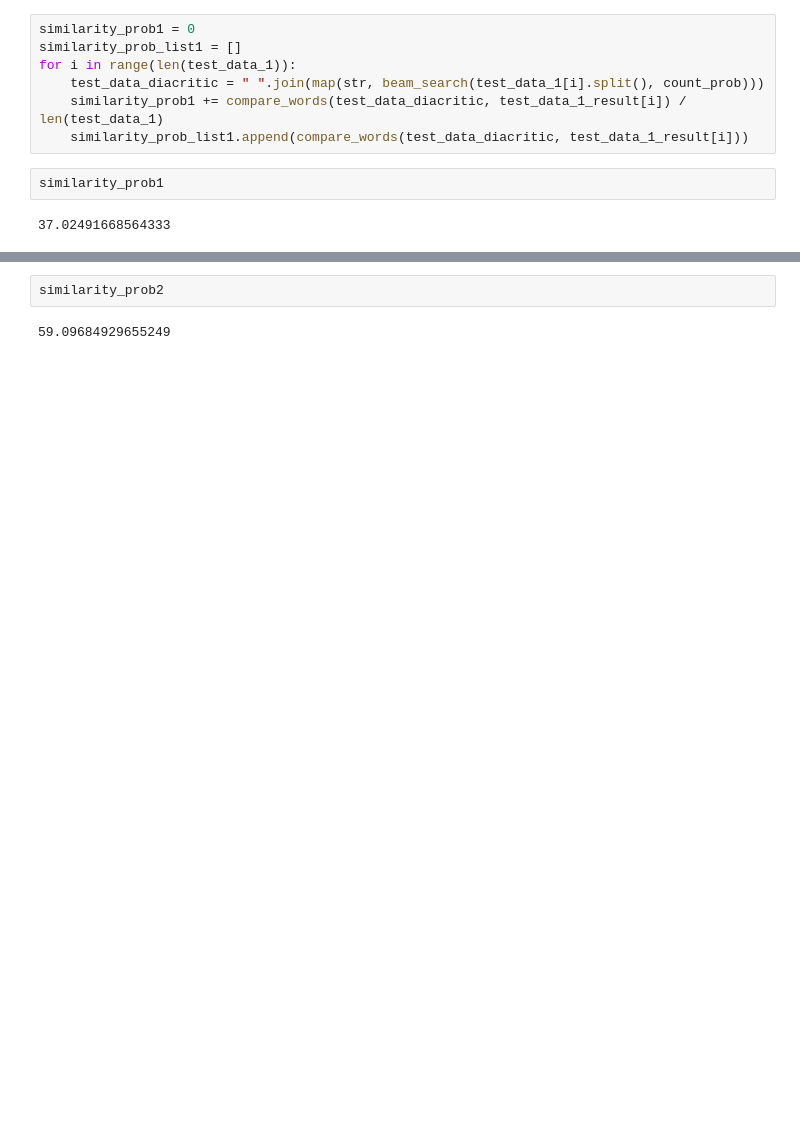
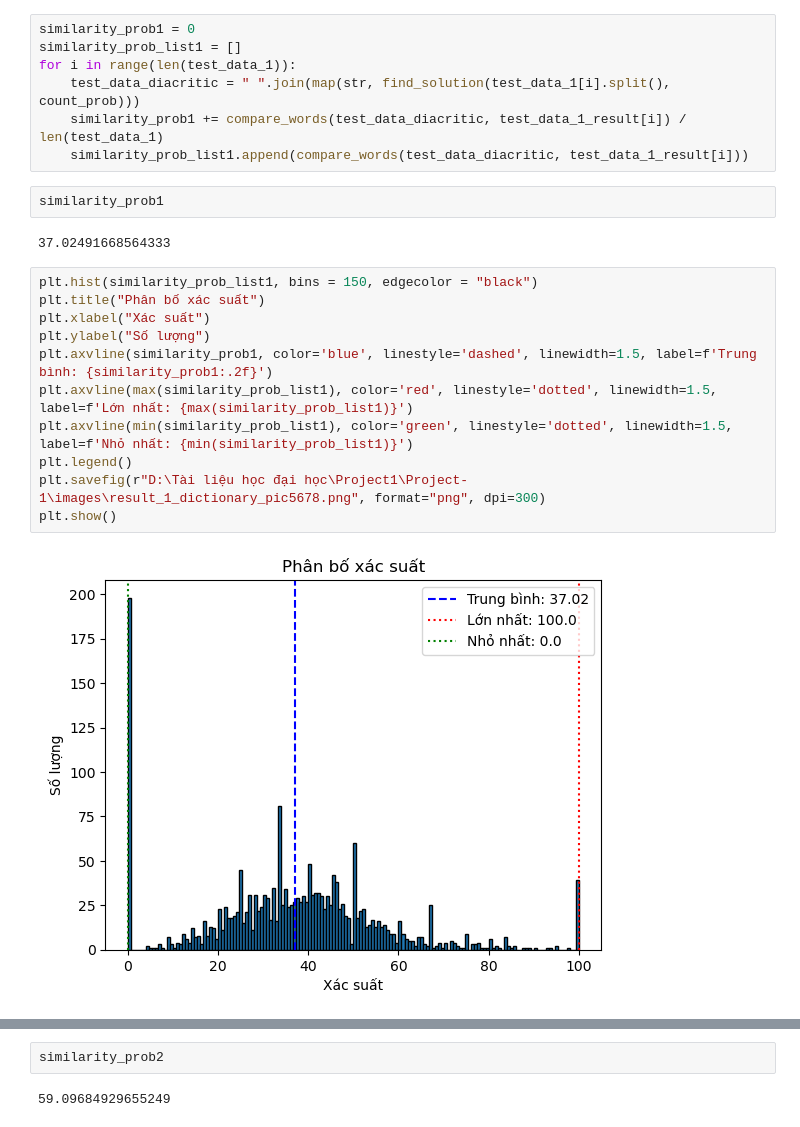
Before and after one commit to kingofnonames/Project-1, a Jupyter notebook: dictionary3words.ipynb, the cells around one changed output, grey strips where cells are left out. Cells and saved outputs as stored; diff of their text form; blank space fills up the shorter version.

```diff
--- a/dictionary3words.ipynb
+++ b/dictionary3words.ipynb
@@ -258,10 +276,23 @@ test_data_1[:5]
 similarity_prob1 = 0
 similarity_prob_list1 = []
 for i in range(len(test_data_1)):
-    test_data_diacritic = " ".join(map(str, beam_search(test_data_1[i].split(), count_prob)))
+    test_data_diacritic = " ".join(map(str, find_solution(test_data_1[i].split(), count_prob)))
     similarity_prob1 += compare_words(test_data_diacritic, test_data_1_result[i]) / len(test_data_1)
     similarity_prob_list1.append(compare_words(test_data_diacritic, test_data_1_result[i]))
 # %%
 similarity_prob1
 # %% [output]
 37.02491668564333
+# %%
+plt.hist(similarity_prob_list1, bins = 150, edgecolor = "black")
+plt.title("Phân bố xác suất")
+plt.xlabel("Xác suất")
+plt.ylabel("Số lượng")
+plt.axvline(similarity_prob1, color='blue', linestyle='dashed', linewidth=1.5, label=f'Trung bình: {similarity_prob1:.2f}')
+plt.axvline(max(similarity_prob_list1), color='red', linestyle='dotted', linewidth=1.5, label=f'Lớn nhất: {max(similarity_prob_list1)}')
+plt.axvline(min(similarity_prob_list1), color='green', linestyle='dotted', linewidth=1.5, label=f'Nhỏ nhất: {min(similarity_prob_list1)}')
+plt.legend()
+plt.savefig(r"D:\Tài liệu học đại học\Project1\Project-1\images\result_1_dictionary_pic5678.png", format="png", dpi=300)
+plt.show()
+# %% [output]
+[figure, added]
```
Also changed, not shown: parts of 21 cells of this notebook, 5 other files.
